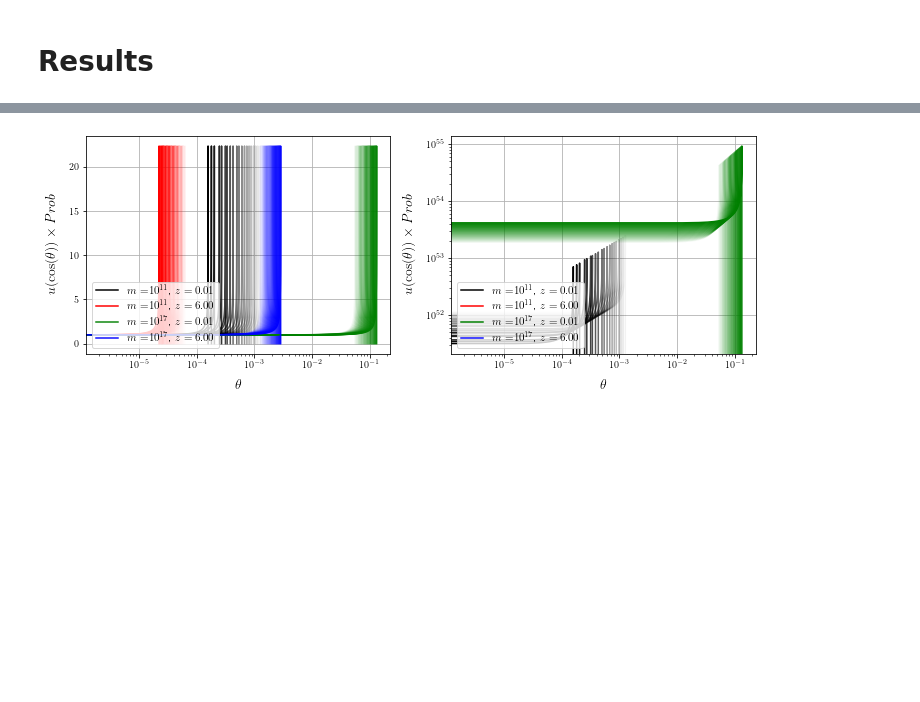
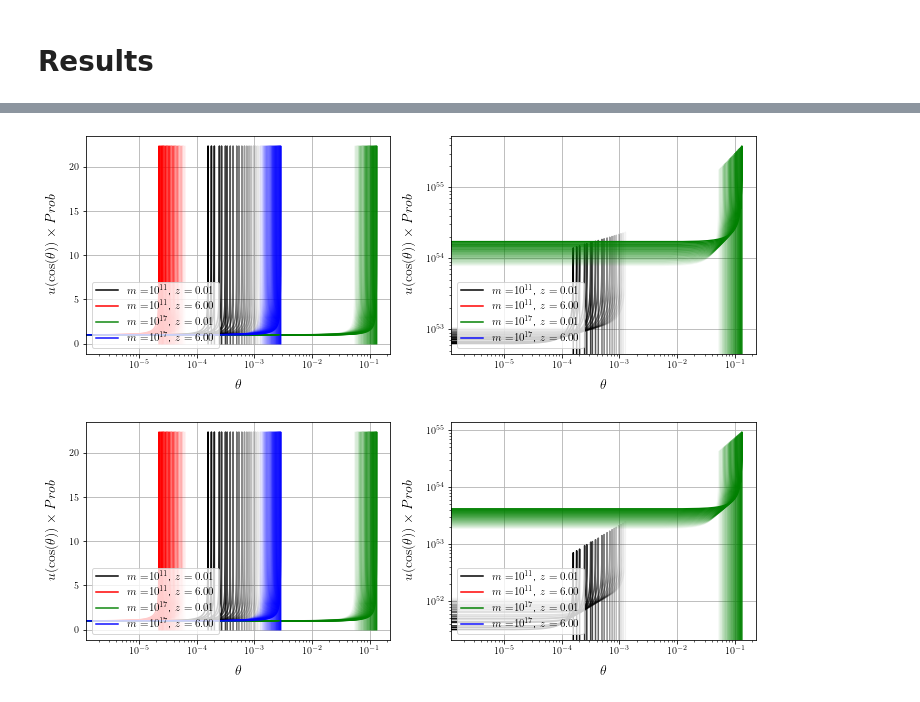
Before and after one commit to crimondino/axion_screening, a Jupyter notebook: compute_dtaudz-3.ipynb, the cells around one changed output, grey strips where cells are left out. Cells and saved outputs as stored; diff of their text form; code cells hidden in the pictures; blank space fills up the shorter version.

Commit message:
added B field files

```diff
--- a/compute_dtaudz-3.ipynb
+++ b/compute_dtaudz-3.ipynb
@@ -241,0 +281,11 @@ def get_halo_skyprofile(zs, chis, rcross):
+# %%
+def conv_prob_bprof(zs, ms, rs, rvir, rhocritz, deltav, cs, MA, rcross):
+    m200, r200 = get_200critz(zs, ms, cs, rhocritz, deltav)
+    drhodr = get_deriv_gas_profile(rcross, zs[:,None], m200, r200, rhocritz[:,None])
+    dmdr   = np.abs(conv*drhodr)
+    omgz   = (1.+zs[:,None])# * omega0 but we want to keep frequency dependence separate
+    uang   = 2.*np.heaviside(rvir - rcross, 0.5)
+
+    bprof = (get_pth_profile(rcross, zs[:,None], m200, r200, rhocritz[:,None])/get_pth_profile(rvir, zs[:,None], m200, r200, rhocritz[:,None]) )
+
+    return mpcEVinv * uang * bprof * omgz / dmdr
@@ -355,12 +674,22 @@ ucosth, angs = get_halo_skyprofile(zs, chis, rcross)
 # It needs a check!!!
 # TODO: double checked the expression with Junwu
 
-prob = old_conv_prob(zs, ms, rs, rvirs, rhocritz, deltav, cs, MA, rcross)
+#prob = old_conv_prob(zs, ms, rs, rvirs, rhocritz, deltav, cs, MA, rcross)
+
+# including the B field profile
+prob = conv_prob_bprof(zs, ms, rs, rvirs, rhocritz, deltav, cs, MA, rcross)
 
 # Computes probability with r_cross
 # This one is fine works fine
 
 #prob = conv_prob(zs, rvirs, MA, rcross)
+# %%
+ax = plot_ucosth(ms, zs, angs, ucosth, prob, count=20, title=r'Angular profile $u(\theta)$')
+ax[0].set_yscale('linear')
+#[aax.set_xscale('linear') for aax in ax]
+[aax.legend(loc=3) for aax in ax]; plt.show()
+# %% [output]
+[figure, added]
 # %%
 ax = plot_ucosth(ms, zs, angs, ucosth, prob, count=20, title=r'Angular profile $u(\theta)$')
 ax[0].set_yscale('linear')
```
Also changed, not shown: parts of 54 cells of this notebook, 25 other files.
